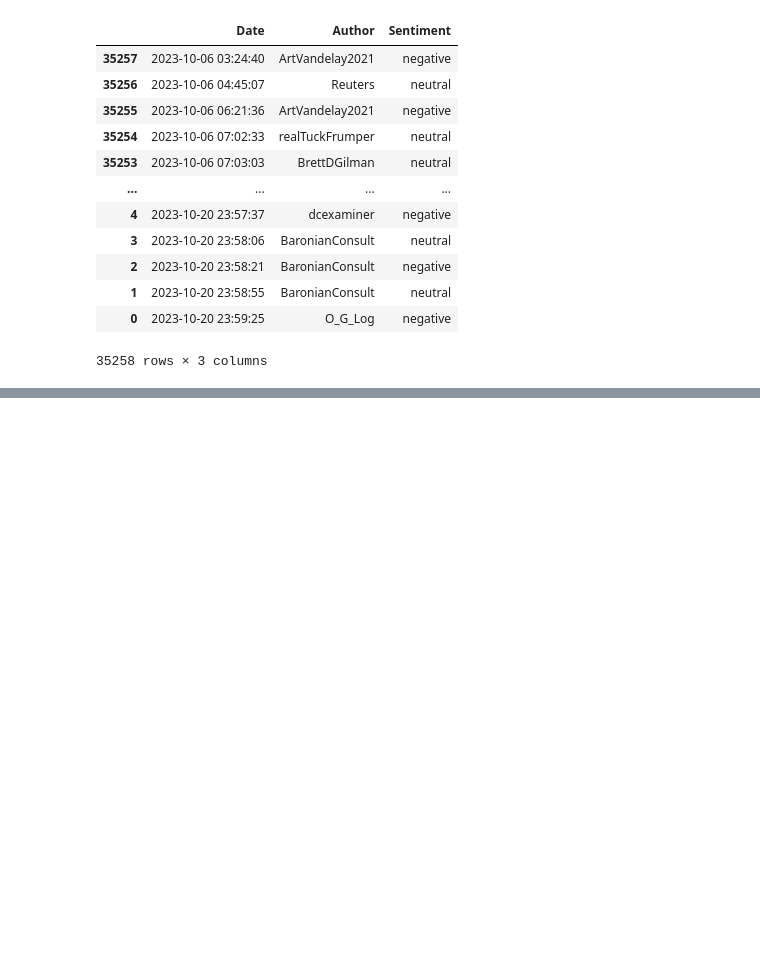
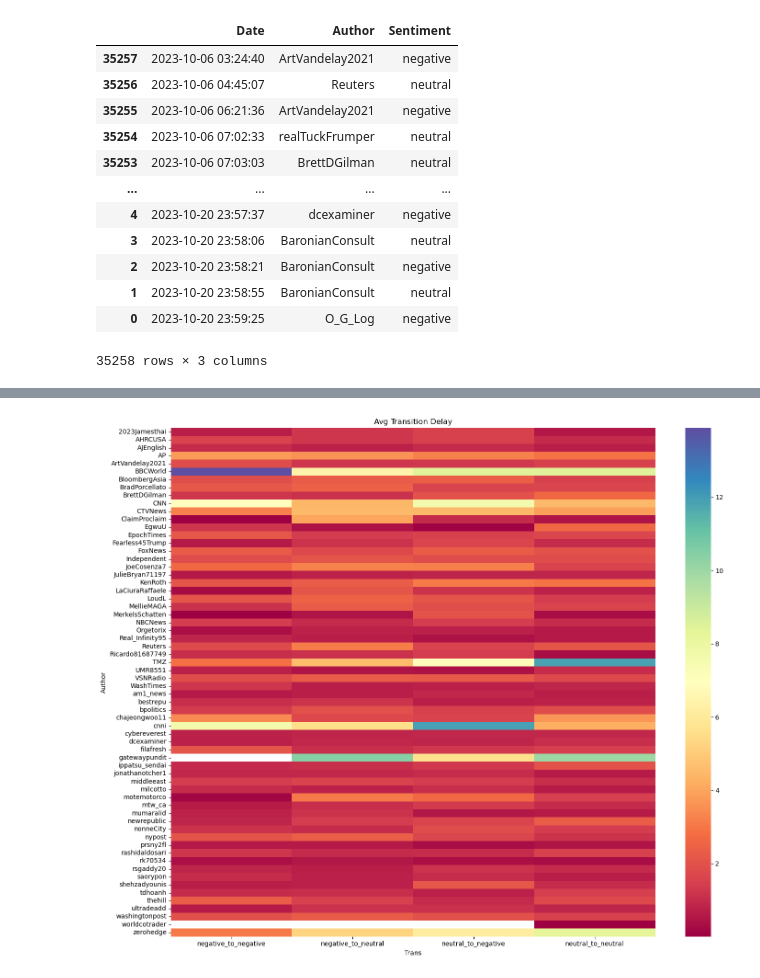
Before and after one commit to XiaoxiaChampon/Kronos, a Jupyter notebook: Source/Python/DataPreprocessing.ipynb, the cells around one changed output, grey strips where cells are left out. Saved outputs shown, nothing was run; the diff lists cells and outputs as text; code cells hidden in the pictures; blank space fills up the shorter version.

```diff
--- a/Source/Python/DataPreprocessing.ipynb
+++ b/Source/Python/DataPreprocessing.ipynb
@@ -97,0 +122,3 @@ time_calcs
+# %%
+avg_trans_delay = time_calcs.pivot(index="Author", columns="Trans", values="Delay") / 3600
+avg_trans_delay
@@ -97,0 +140,9 @@ time_calcs
+# %%
+fig, ax = plt.subplots(figsize=(15,12))
+sns.heatmap(avg_trans_delay, cmap=sns.color_palette("Spectral", as_cmap=True))
+plt.title("Avg Transition Delay")
+plt.tight_layout()
+plt.savefig(f"Average_Transition_Delay_Heatmap_{sentiments}.png")
+plt.show()
+# %% [output]
+[figure, added]
```
Also changed, not shown: parts of 28 cells of this notebook.
